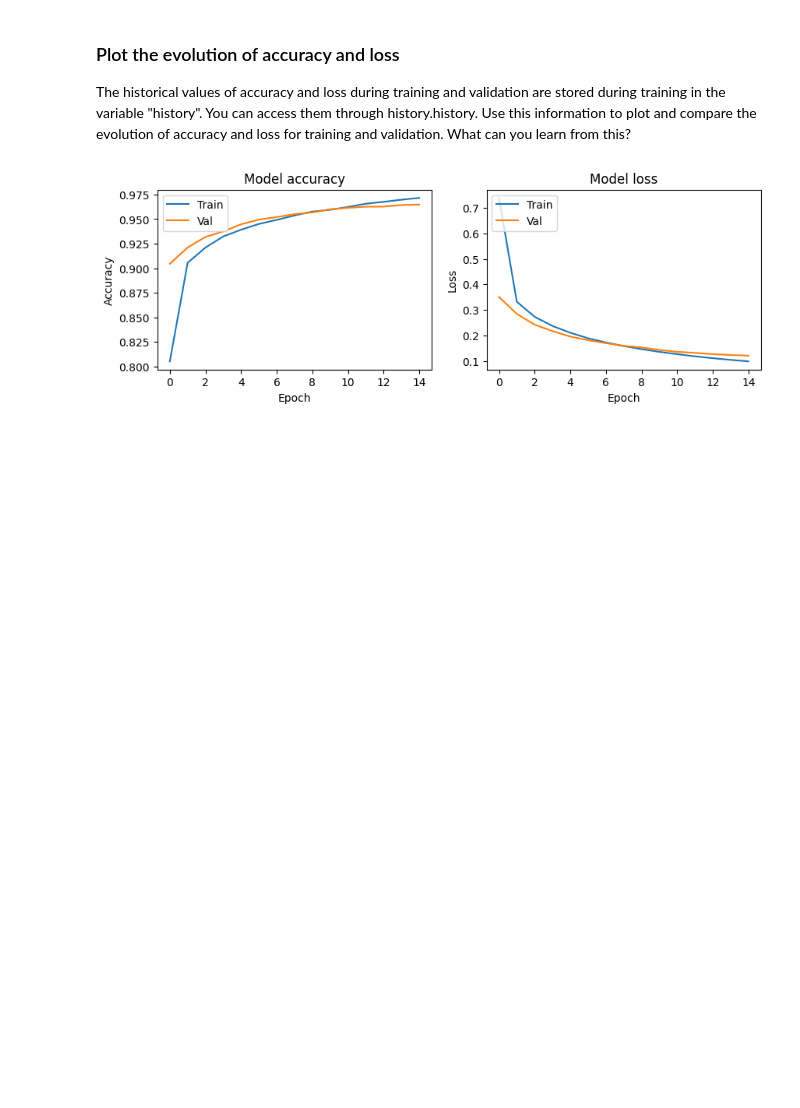
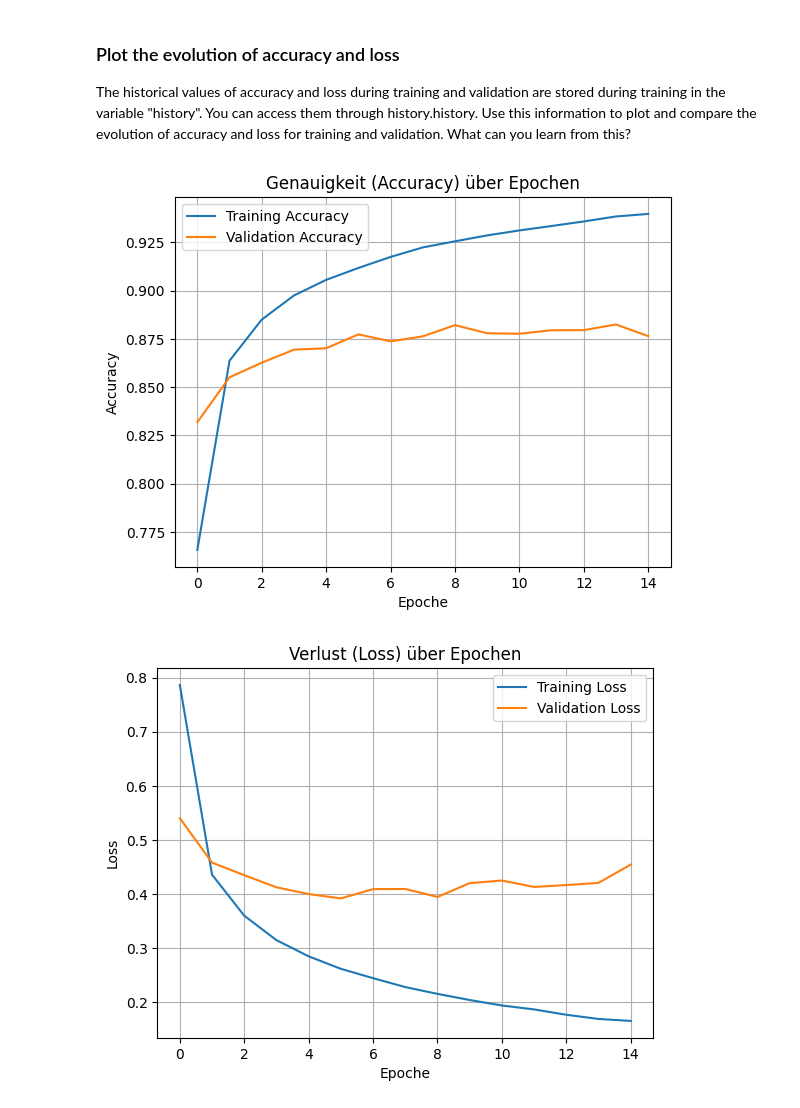
Before and after one commit to Stusab/Neural-Network-on-MNIST, a Jupyter notebook: Aufgabe_2_EMNIST.ipynb, the cells around one changed output. Drawn from its saved outputs; the diff is of its cells as text; code cells hidden in the pictures; blank space fills up the shorter version.

Commit message:
Mit Colab erstellt

```diff
--- a/Aufgabe_2_EMNIST.ipynb
+++ b/Aufgabe_2_EMNIST.ipynb
@@ -58,17 +79,14 @@ tf.keras.layers.Flatten(input_shape=(28, 28))
 
 Notabene: you don't need to provide the input_dim in the first Dense layer, if you start with a Flatten layer.
 # %%
-# TODO: Define the model architecture here
-# model =  ....
 from tensorflow.keras.models import Sequential
+from tensorflow.keras.layers import Flatten, Dense
 
-
-# Modell definieren
 model = Sequential([
-    Flatten(input_shape=(28, 28)),        # Macht aus 28x28 ein 784-Vektor
-    Dense(128, activation='relu'),        # Erste versteckte Schicht mit 128 Neuronen
-    Dense(64, activation='relu'),         # Zweite versteckte Schicht mit 64 Neuronen
-    Dense(10, activation='softmax')       # Output-Schicht für 10 Klassen (Ziffern)
+    Flatten(input_shape=(28, 28)),
+    Dense(128, activation='relu'),
+    Dense(64, activation='relu'),
+    Dense(26, activation='softmax')  # 26 Buchstaben A–Z
 ])
 # %% [markdown]
 Since my input are 2D images, I need first to "flatten" them into a 1-dimensional array. The number of input neurons will be the total number of pixels.
@@ -103,7 +121,7 @@ For a full lists of cost functions available in tf.keras (both for Regression an
 # TODO: Compile the model with appropriate loss, optimizer, and metrics (the choice of loss function depends on the problem you are facing)
 # model.compile(...)
 model.compile(
-    optimizer='sgd',
+    optimizer='adam',
     loss='sparse_categorical_crossentropy',
     metrics=['accuracy']
 )
@@ -111,9 +129,9 @@ model.compile(
 # TODO: Train the model using model.fit
 # history = model.fit(...) # 1 epoch is a full pass over the whole training set, let's tray for 15 eopchs
 history = model.fit(
-    X_train, y_train,
+    train_ds,
     epochs=15,
-    validation_split=0.2
+    validation_data=test_ds
 )
 # %% [output]
 Epoch 1/15
@@ -236,24 +262,27 @@ The historical values of accuracy and loss during training and validation are st
 You can access them through history.history.
 Use this information to plot and compare the evolution of accuracy and loss for training and validation. What can you learn from this?
 # %%
-plt.figure(figsize=(10,3))
-# Plot training & validation accuracy values
-plt.subplot(121)
-plt.plot(history.history['accuracy'])
-plt.plot(history.history['val_accuracy'])
-plt.title('Model accuracy')
+import matplotlib.pyplot as plt
+
+# Genauigkeit
+plt.plot(history.history['accuracy'], label='Training Accuracy')
+plt.plot(history.history['val_accuracy'], label='Validation Accuracy')
+plt.title('Genauigkeit (Accuracy) über Epochen')
+plt.xlabel('Epoche')
 plt.ylabel('Accuracy')
-plt.xlabel('Epoch')
-plt.legend(['Train', 'Val'], loc='upper left')
+plt.legend()
+plt.grid(True)
+plt.show()
 
-# Plot training & validation loss values
-plt.subplot(122)
-plt.plot(history.history['loss'])
-plt.plot(history.history['val_loss'])
-plt.title('Model loss')
+# Verlust
+plt.plot(history.history['loss'], label='Training Loss')
+plt.plot(history.history['val_loss'], label='Validation Loss')
+plt.title('Verlust (Loss) über Epochen')
+plt.xlabel('Epoche')
 plt.ylabel('Loss')
-plt.xlabel('Epoch')
-plt.legend(['Train', 'Val'], loc='upper left')
+plt.legend()
+plt.grid(True)
 plt.show()
 # %% [output]
-[figure, old version]
+[figure, new version]
+[figure, added]
```
Also changed, not shown: parts of 15 cells of this notebook.
